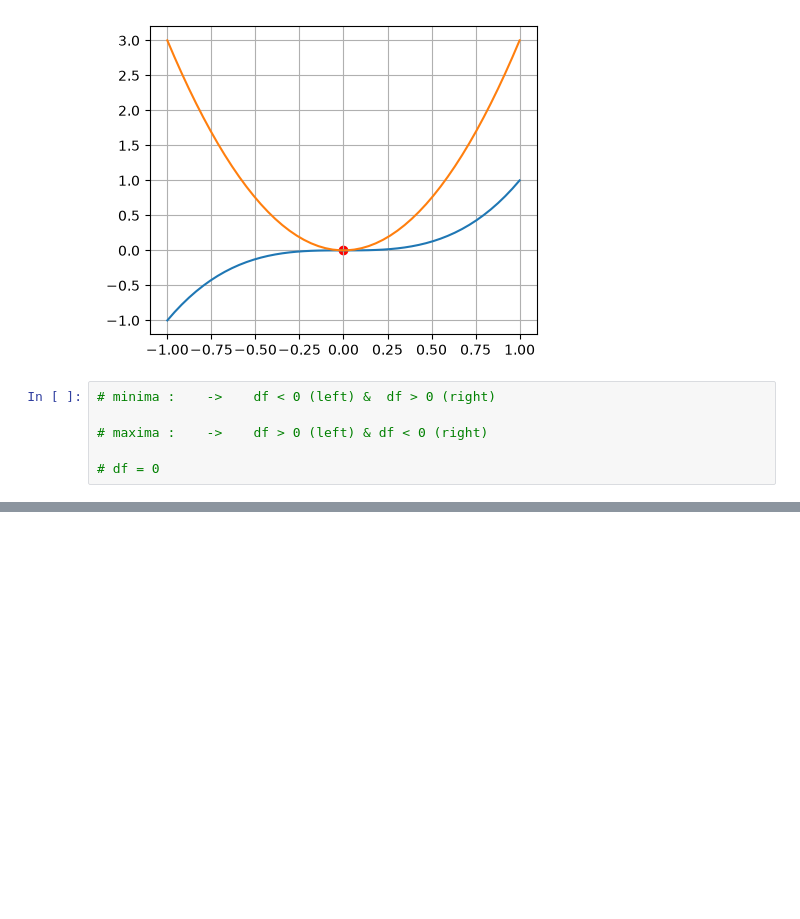
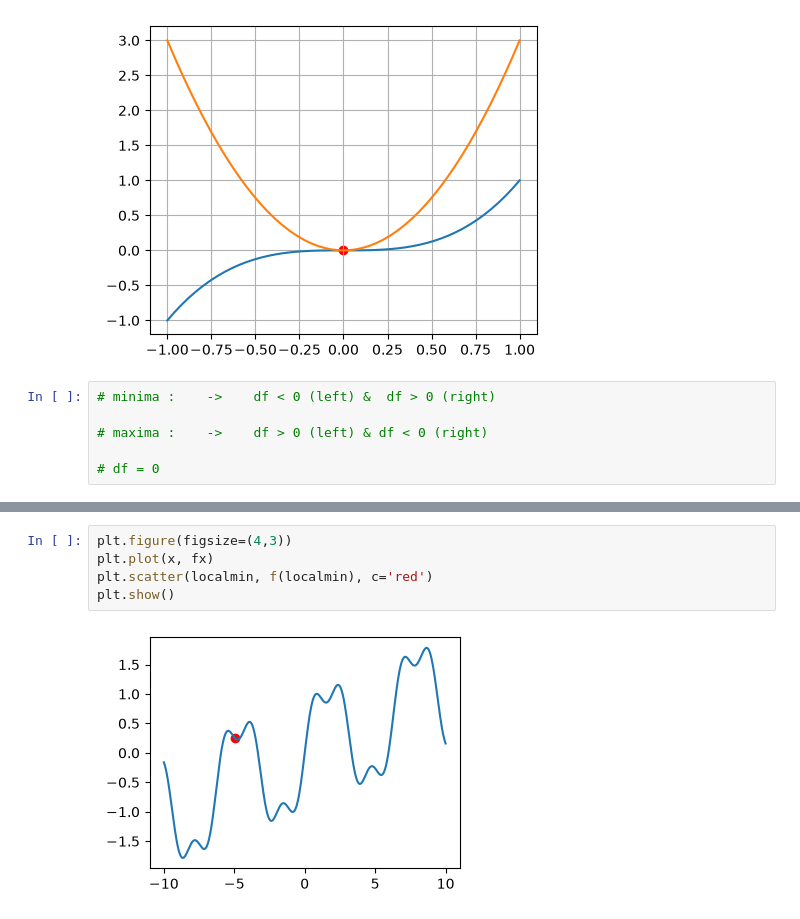
Before and after one commit to Amirgray59/deep-learning-roadmap, a Jupyter notebook: 0-math/two.ipynb, the cells around one changed output, grey strips where cells are left out. Drawn from its saved outputs; the diff is of its cells as text; blank space fills up the shorter version.

```diff
--- a/0-math/two.ipynb
+++ b/0-math/two.ipynb
@@ -129,0 +198,7 @@ plt.plot(x, fx3(x))
+# %%
+plt.figure(figsize=(4,3))
+plt.plot(x, fx)
+plt.scatter(localmin, f(localmin), c='red')
+plt.show()
+# %% [output]
+[figure, added]
```
Also changed, not shown: parts of 17 cells of this notebook, 1 other file.
